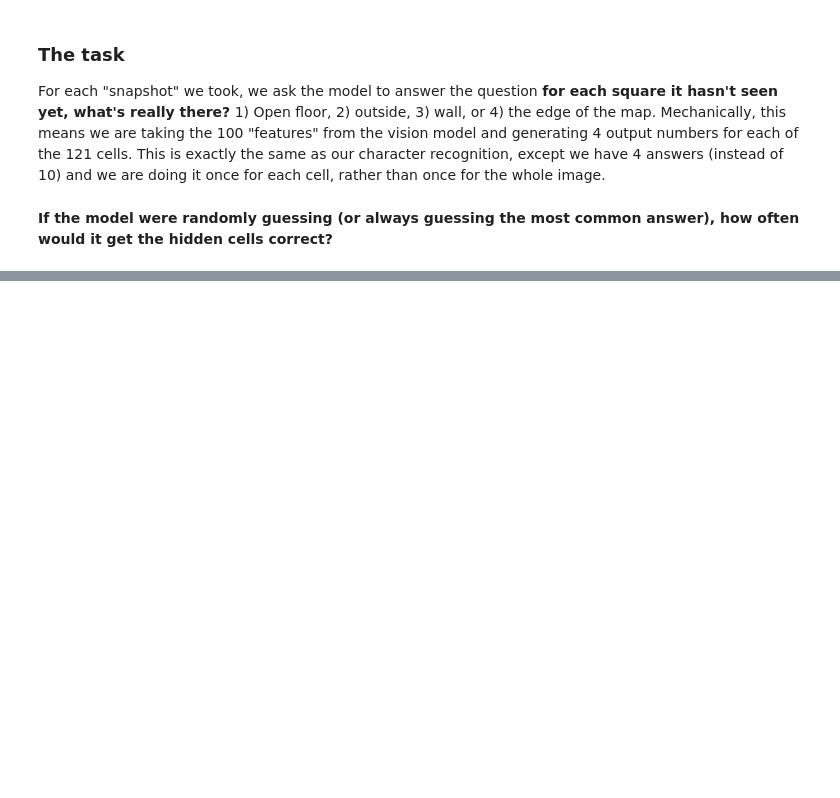
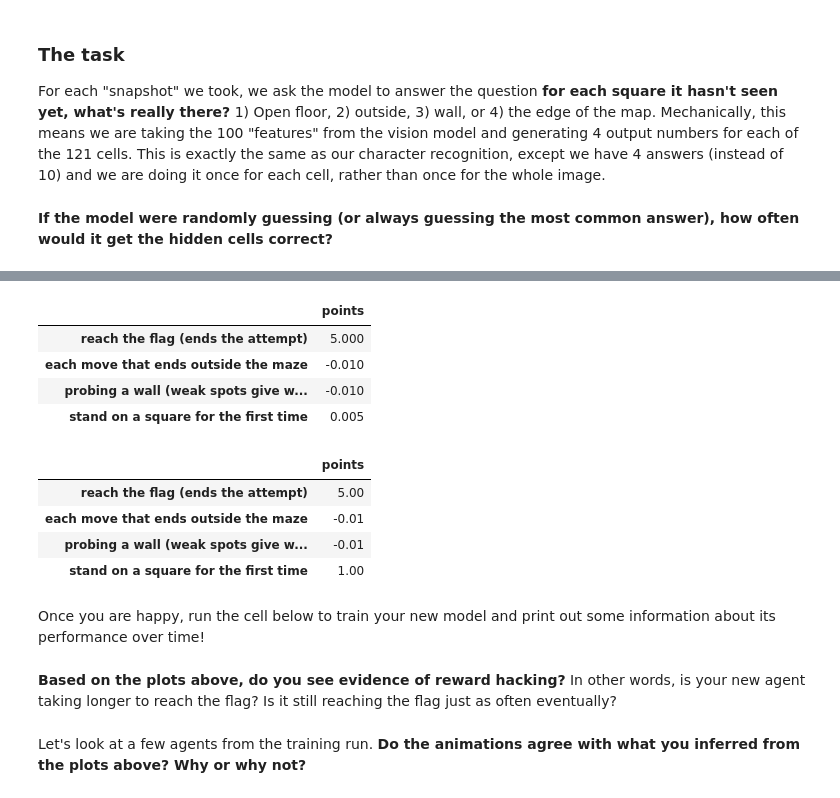
Before and after one commit to anthoak13/HNR-1303-F24, a Jupyter notebook: unit-05/05-03-ethics-ml/05-03-RL.ipynb, the cells around one changed output, grey strips where cells are left out. Cells and saved outputs as stored; diff of their text form; code cells hidden in the pictures; blank space fills up the shorter version.

```diff
--- a/unit-05/05-03-ethics-ml/05-03-RL.ipynb
+++ b/unit-05/05-03-ethics-ml/05-03-RL.ipynb
@@ -167,0 +224,7 @@ mz.show_pretraining_quiz(perception, maze=maze, step=30, seed=0)
+# %%
+# trains the flag-finding on 20,000 attempts using the pre-trained network.
+#flag_live = mz.train(perception=pretrained.agent, freeze_perception=True, episodes=20_000,
+#                     checkpoint_at=(1_000, 2_000, 5_000, 10_000))
+
+# If short on time, load the trained one instead:
+flag_live = mz.load_pretrained("flag_frozen_pretrained")
@@ -167,0 +233,8 @@ mz.show_pretraining_quiz(perception, maze=maze, step=30, seed=0)
+# %%
+# The same training on top of fixed RANDOM layers (trained ahead of time)
+flag_random = mz.load_pretrained("flag_frozen_random")
+
+
+# Watch the pretrained and random agents at several stages of its training
+display(mz.training_grid(flag_live, n_mazes=3))
+display(mz.training_grid(flag_random, n_mazes=3))
@@ -167,0 +255,7 @@ mz.show_pretraining_quiz(perception, maze=maze, step=30, seed=0)
+# %%
+# Train a model for 20,000 attempts with the default rewards
+default_rewards = mz.Rewards()
+default_run = mz.train(rewards=default_rewards, episodes=20_000, checkpoint_at=(1_000, 5_000, 10_000))
+
+# On a CPU? Load one trained the same way instead:
+# default_run = mz.load_pretrained("default_20k")
@@ -167,0 +270,26 @@ mz.show_pretraining_quiz(perception, maze=maze, step=30, seed=0)
+# %%
+# Create a new set of rewards that encourages exploration
+
+explore_rewards = mz.Rewards()
+# Everything you can change (shown at the default values):
+# explore_rewards.flag = 5.0               # reaching the flag (ends the attempt)
+# explore_rewards.outside = -0.01          # each move that ends outside the maze
+# explore_rewards.probe = -0.01            # walking into a wall (weak spots give way, solid walls don't)
+# explore_rewards.new_cell = 0.005         # standing on a square for the first time
+# explore_rewards.step = 0.0               # every move, no matter what
+
+display(printRewards(default_rewards))
+display(printRewards(explore_rewards))
+# %% [output]
+|  | points |
+| reach the flag (ends the attempt) | 5.000 |
+| each move that ends outside the maze | -0.010 |
+| probing a wall (weak spots give w... | -0.010 |
+| stand on a square for the first time | 0.005 |
+|  | points |
+| reach the flag (ends the attempt) | 5.00 |
+| each move that ends outside the maze | -0.01 |
+| probing a wall (weak spots give w... | -0.01 |
+| stand on a square for the first time | 1.00 |
+# %% [markdown]
+Once you are happy, run the cell below to train your new model and print out some information about its performance over time!
@@ -167,0 +303,4 @@ mz.show_pretraining_quiz(perception, maze=maze, step=30, seed=0)
+# %% [markdown]
+**Based on the plots above, do you see evidence of reward hacking?** In other words, is your new agent taking longer to reach the flag? Is it still reaching the flag just as often eventually?
+# %% [markdown]
+Let's look at a few agents from the training run. **Do the animations agree with what you inferred from the plots above? Why or why not?**
```
Also changed, not shown: parts of 43 cells of this notebook.
